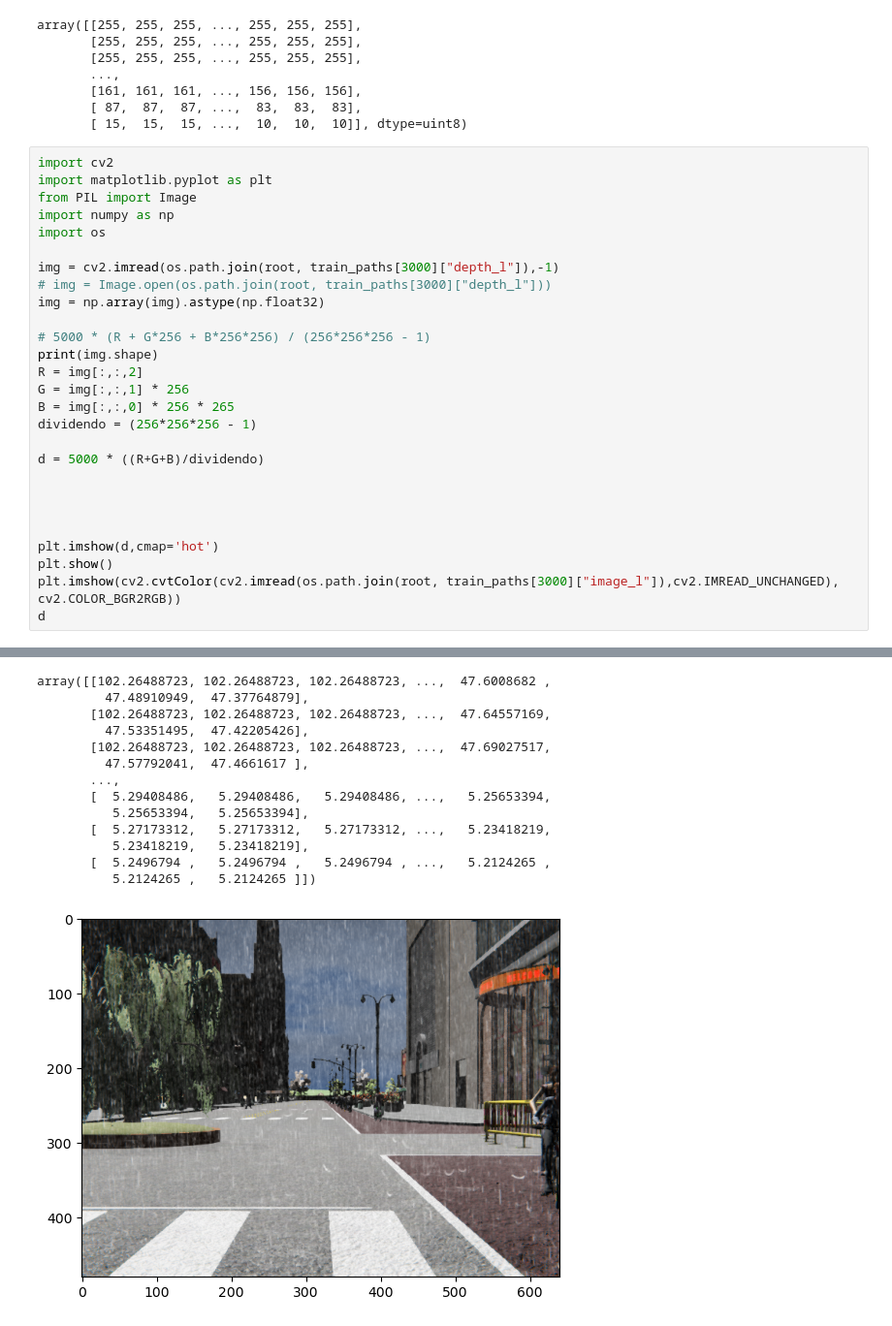
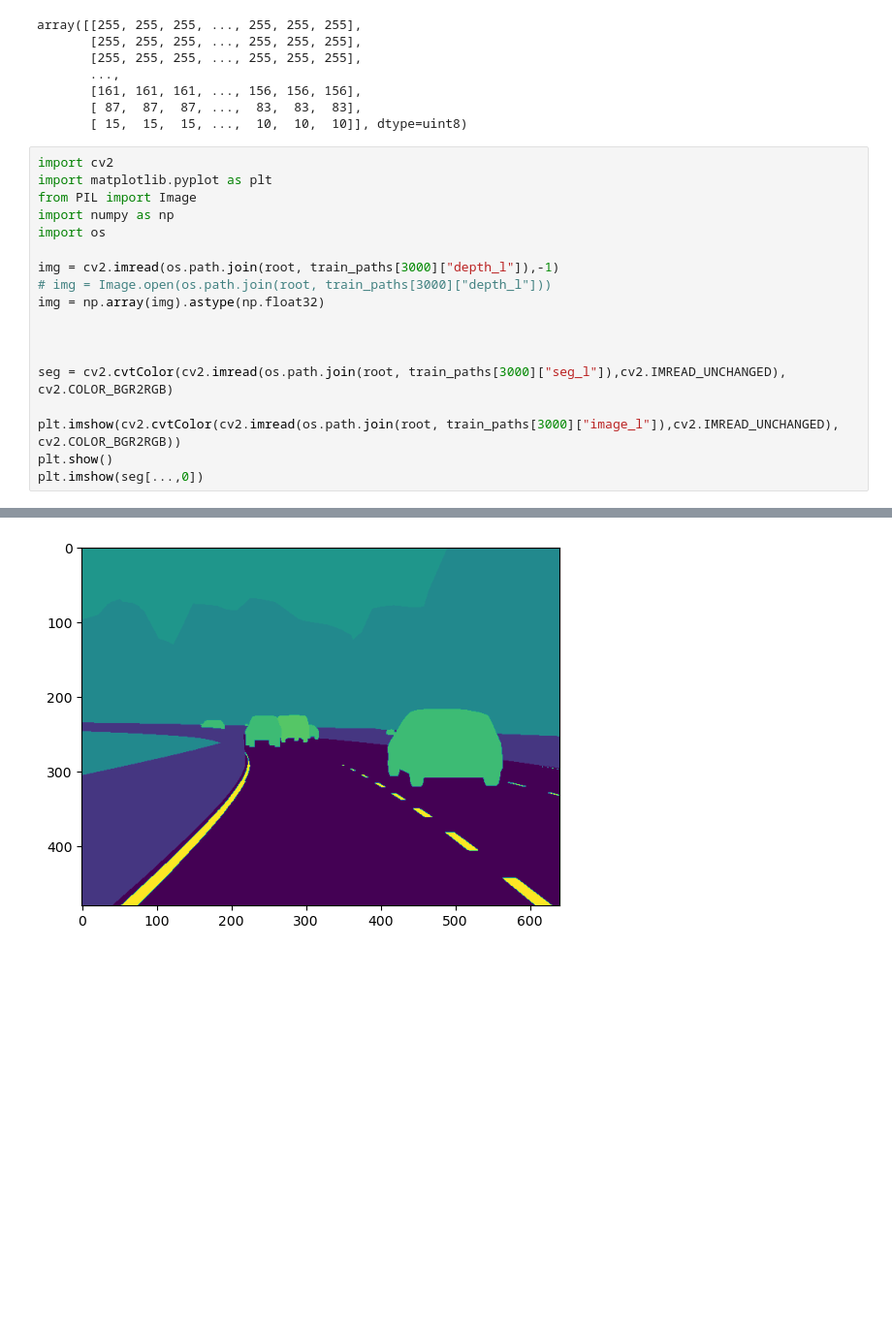
Before and after one commit to luisdecker/DepthTasks, a Jupyter notebook: src/synthia.ipynb, the cells around one changed output, grey strips where cells are left out. Shown at 97% size. Cells and saved outputs as stored; diff of their text form; blank space fills up the shorter version.

```diff
--- a/src/synthia.ipynb
+++ b/src/synthia.ipynb
@@ -111,20 +111,11 @@ img = cv2.imread(os.path.join(root, train_paths[3000]["depth_l"]),-1)
 # img = Image.open(os.path.join(root, train_paths[3000]["depth_l"]))
 img = np.array(img).astype(np.float32)
 
-# 5000 * (R + G*256 + B*256*256) / (256*256*256 - 1)
-print(img.shape)
-R = img[:,:,2]
-G = img[:,:,1] * 256
-B = img[:,:,0] * 256 * 265
-dividendo = (256*256*256 - 1)
-
-d = 5000 * ((R+G+B)/dividendo)
 
 
+seg = cv2.cvtColor(cv2.imread(os.path.join(root, train_paths[3000]["seg_l"]),cv2.IMREAD_UNCHANGED), cv2.COLOR_BGR2RGB)
 
-
-plt.imshow(d,cmap='hot')
+plt.imshow(cv2.cvtColor(cv2.imread(os.path.join(root, train_paths[3000]["image_l"]),cv2.IMREAD_UNCHANGED), cv2.COLOR_BGR2RGB))
 plt.show()
-plt.imshow(cv2.cvtColor(cv2.imread(os.path.join(root, train_paths[3000]["image_l"]),cv2.IMREAD_UNCHANGED), cv2.COLOR_BGR2RGB))
-d
+plt.imshow(seg[...,0])
 # %% [output]
@@ -133,14 +124 @@ d
-array([[102.26488723, 102.26488723, 102.26488723, ...,  47.6008682 ,
-         47.48910949,  47.37764879],
-       [102.26488723, 102.26488723, 102.26488723, ...,  47.64557169,
-         47.53351495,  47.42205426],
-       [102.26488723, 102.26488723, 102.26488723, ...,  47.69027517,
-         47.57792041,  47.4661617 ],
-       ...,
-       [  5.29408486,   5.29408486,   5.29408486, ...,   5.25653394,
-          5.25653394,   5.25653394],
-       [  5.27173312,   5.27173312,   5.27173312, ...,   5.23418219,
-          5.23418219,   5.23418219],
-       [  5.2496794 ,   5.2496794 ,   5.2496794 , ...,   5.2124265 ,
-          5.2124265 ,   5.2124265 ]])
-[figure, old version]
+[figure, new version]
```
Also changed, not shown: parts of 3 cells of this notebook, 13 other files.
